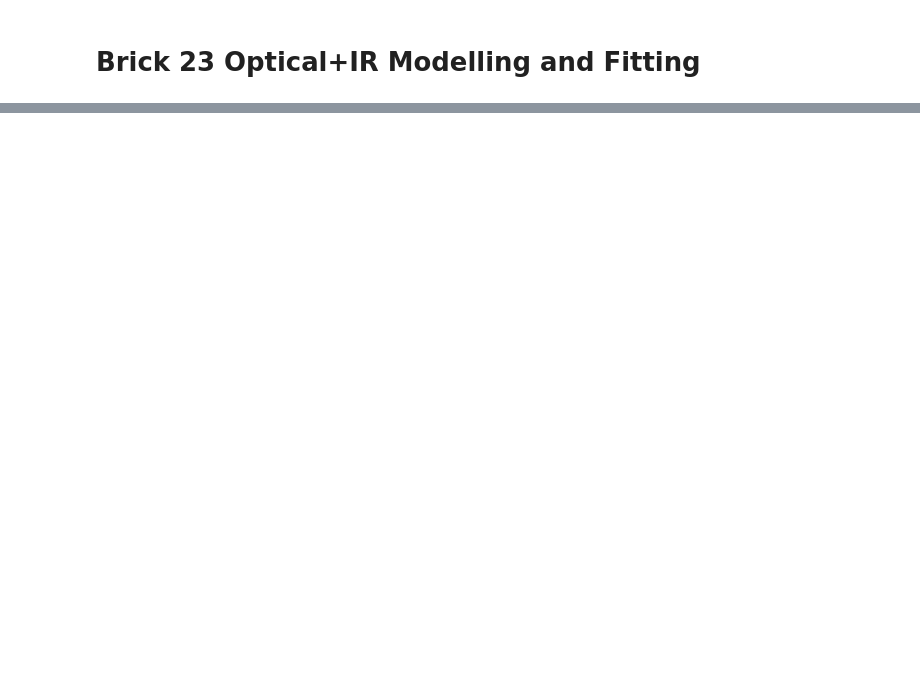
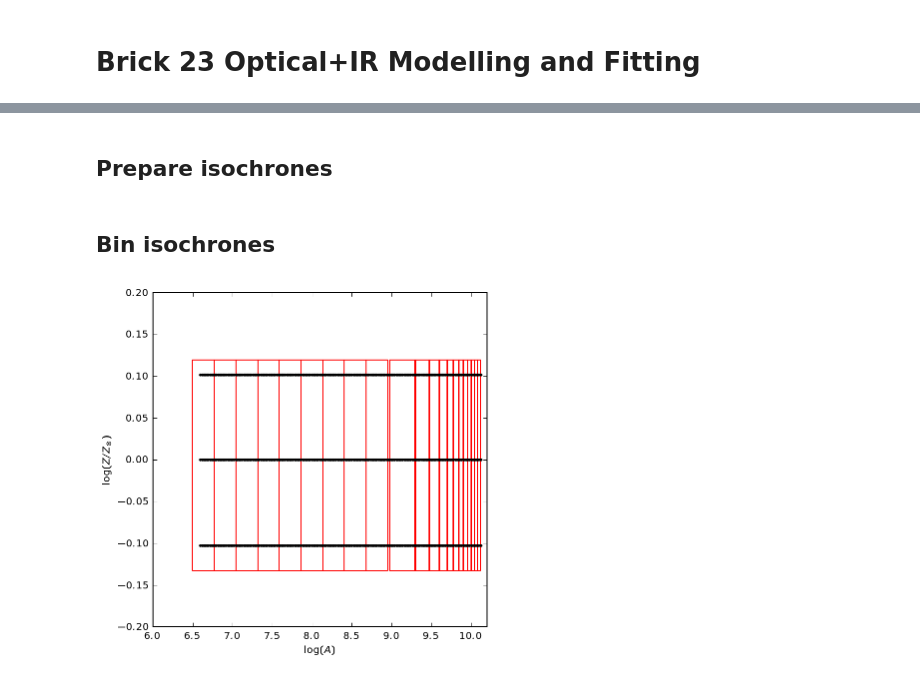
Before and after one commit to jonathansick/androcmd, a Jupyter notebook: notebooks/Brick23_OIR.ipynb, the cells around one changed output, grey strips where cells are left out. Cells and saved outputs as stored; diff of their text form; code cells hidden in the pictures; blank space fills up the shorter version.

```diff
--- a/notebooks/Brick23_OIR.ipynb
+++ b/notebooks/Brick23_OIR.ipynb
@@ -181,0 +34,32 @@ WARNING:astropy:AstropyDeprecationWarning: Config parameter 'enabled_record_valu
+# %% [markdown]
+## Prepare isochrones
+# %%
+from astropy.coordinates import Distance
+import astropy.units as u
+
+from padova import AgeGridRequest, IsochroneRequest
+from starfisher import LibraryBuilder
+
+z_grid = [0.015, 0.019, 0.024]
+delta_gyr = 0.5
+late_ages = np.log10(np.arange(1e9 + delta_gyr, 13e9, delta_gyr * 1e9))
+if not os.path.exists(os.path.join(STARFISH, isoc_dir)):
+    for z in z_grid:
+        r = AgeGridRequest(z,
+                           min_log_age=6.6,
+                           max_log_age=10.13,
+                           delta_log_age=0.02,
+                           phot='wfc3', photsys_version='odfnew')
+        for isoc in r.isochrone_set:
+            isoc.export_for_starfish(os.path.join(STARFISH, isoc_dir),
+                                     bands=wfc3_bands)
+
+d = Distance(785 * u.kpc)
+builder = LibraryBuilder(isoc_dir, lib_dir,
+                         nmag=len(wfc3_bands),
+                         dmod=d.distmod.value,
+                         iverb=3)
+if not os.path.exists(builder.full_isofile_path):
+    builder.install()
+# %% [markdown]
+## Bin isochrones
@@ -181,0 +104,14 @@ WARNING:astropy:AstropyDeprecationWarning: Config parameter 'enabled_record_valu
+# %%
+from starfisher.plots import plot_lock_polygons, plot_isochrone_logage_logzsol
+
+fig = plt.figure(figsize=(6, 6))
+ax = fig.add_subplot(111)
+plot_isochrone_logage_logzsol(ax, builder, c='k', s=8)
+plot_lock_polygons(ax, lockfile_oir, facecolor='None', edgecolor='r')
+ax.set_xlim(6, 10.2)
+ax.set_ylim(-0.2, 0.2)
+ax.set_xlabel(r"$\log(A)$")
+ax.set_ylabel(r"$\log(Z/Z_\odot)$")
+fig.show()
+# %% [output]
+[figure, added]
```
Also changed, not shown: parts of 30 cells of this notebook.
